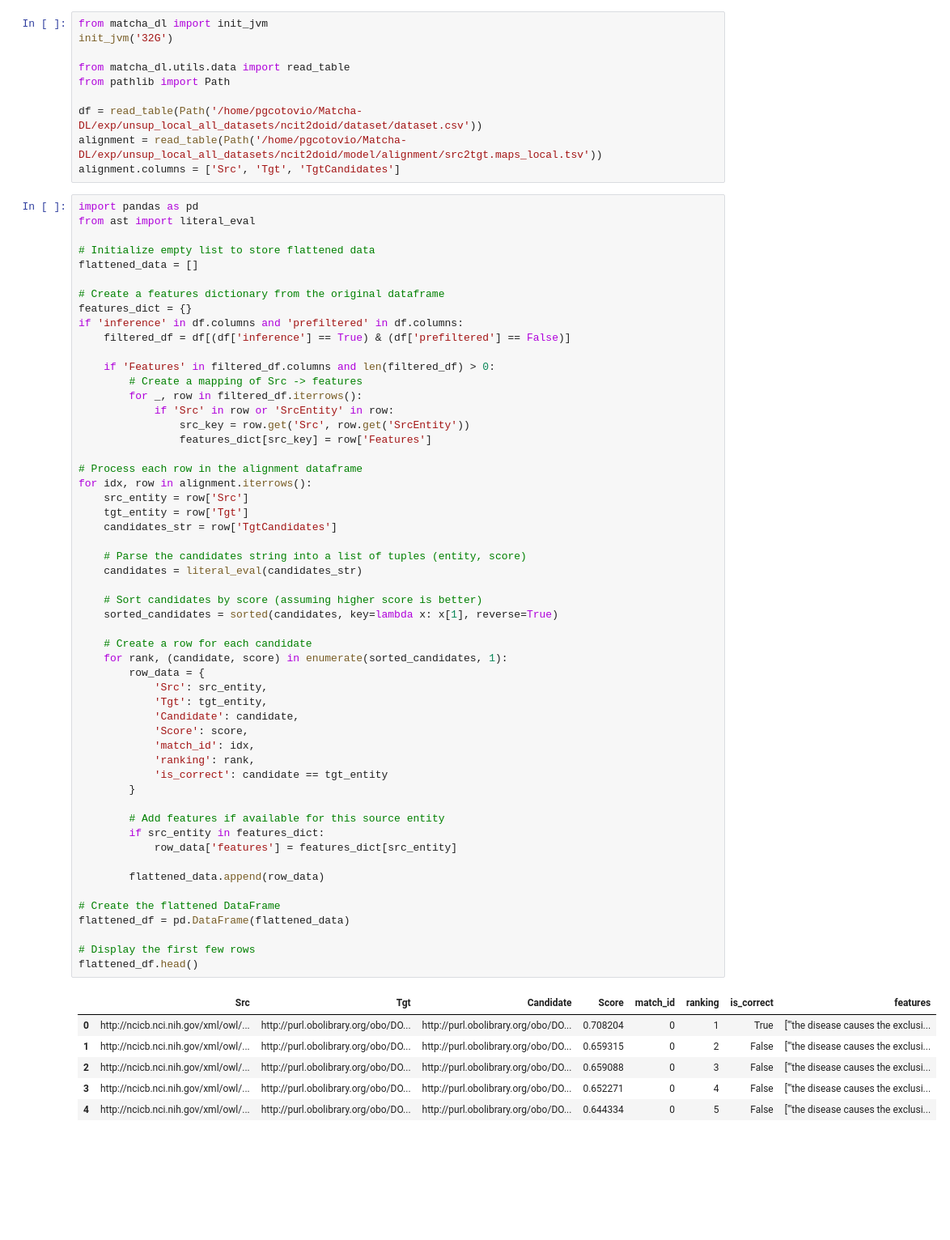
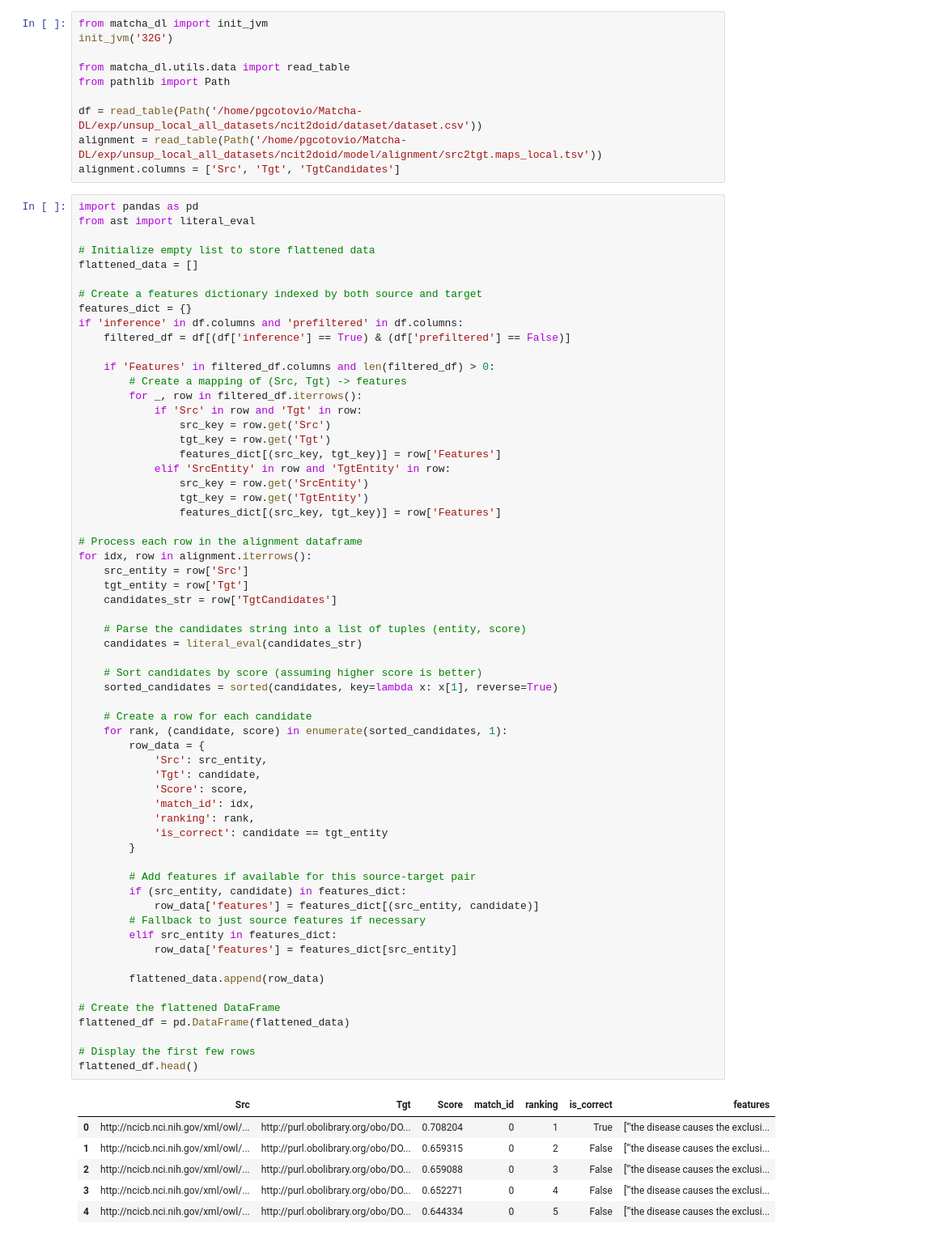
Before and after one commit to liseda-lab/Exact-OM, a Jupyter notebook: test.ipynb, the cells around one changed output. Shown at 81% size. Cells and saved outputs as stored; diff of their text form; blank space fills up the shorter version.

```diff
--- a/test.ipynb
+++ b/test.ipynb
@@ -1034,60 +1134,67 @@ from ast import literal_eval
 # Initialize empty list to store flattened data
 flattened_data = []
 
-# Create a features dictionary from the original dataframe
+# Create a features dictionary indexed by both source and target
 features_dict = {}
 if 'inference' in df.columns and 'prefiltered' in df.columns:
     filtered_df = df[(df['inference'] == True) & (df['prefiltered'] == False)]
 
     if 'Features' in filtered_df.columns and len(filtered_df) > 0:
-        # Create a mapping of Src -> features
+        # Create a mapping of (Src, Tgt) -> features
         for _, row in filtered_df.iterrows():
-            if 'Src' in row or 'SrcEntity' in row:
-                src_key = row.get('Src', row.get('SrcEntity'))
-                features_dict[src_key] = row['Features']
+            if 'Src' in row and 'Tgt' in row:
+                src_key = row.get('Src')
+                tgt_key = row.get('Tgt')
+                features_dict[(src_key, tgt_key)] = row['Features']
+            elif 'SrcEntity' in row and 'TgtEntity' in row:
+                src_key = row.get('SrcEntity')
+                tgt_key = row.get('TgtEntity')
+                features_dict[(src_key, tgt_key)] = row['Features']
 
 # Process each row in the alignment dataframe
 for idx, row in alignment.iterrows():
     src_entity = row['Src']
     tgt_entity = row['Tgt']
     candidates_str = row['TgtCandidates']
 
     # Parse the candidates string into a list of tuples (entity, score)
     candidates = literal_eval(candidates_str)
 
     # Sort candidates by score (assuming higher score is better)
     sorted_candidates = sorted(candidates, key=lambda x: x[1], reverse=True)
 
     # Create a row for each candidate
     for rank, (candidate, score) in enumerate(sorted_candidates, 1):
         row_data = {
             'Src': src_entity,
-            'Tgt': tgt_entity,
-            'Candidate': candidate,
+            'Tgt': candidate,
             'Score': score,
             'match_id': idx,
             'ranking': rank,
             'is_correct': candidate == tgt_entity
         }
 
-        # Add features if available for this source entity
-        if src_entity in features_dict:
+        # Add features if available for this source-target pair
+        if (src_entity, candidate) in features_dict:
+            row_data['features'] = features_dict[(src_entity, candidate)]
+        # Fallback to just source features if necessary
+        elif src_entity in features_dict:
             row_data['features'] = features_dict[src_entity]
 
         flattened_data.append(row_data)
 
 # Create the flattened DataFrame
 flattened_df = pd.DataFrame(flattened_data)
 
 # Display the first few rows
 flattened_df.head()
 # %% [output]
-|  | Src | Tgt | Candidate | Score | match_id | ranking | is_correct | features |
-| 0 | http://ncicb.nci.nih.gov/xml/owl/... | http://purl.obolibrary.org/obo/DO... | http://purl.obolibrary.org/obo/DO... | 0.708204 | 0 | 1 | True | ['"the disease causes the exclusi... |
-| 1 | http://ncicb.nci.nih.gov/xml/owl/... | http://purl.obolibrary.org/obo/DO... | http://purl.obolibrary.org/obo/DO... | 0.659315 | 0 | 2 | False | ['"the disease causes the exclusi... |
-| 2 | http://ncicb.nci.nih.gov/xml/owl/... | http://purl.obolibrary.org/obo/DO... | http://purl.obolibrary.org/obo/DO... | 0.659088 | 0 | 3 | False | ['"the disease causes the exclusi... |
-| 3 | http://ncicb.nci.nih.gov/xml/owl/... | http://purl.obolibrary.org/obo/DO... | http://purl.obolibrary.org/obo/DO... | 0.652271 | 0 | 4 | False | ['"the disease causes the exclusi... |
-| 4 | http://ncicb.nci.nih.gov/xml/owl/... | http://purl.obolibrary.org/obo/DO... | http://purl.obolibrary.org/obo/DO... | 0.644334 | 0 | 5 | False | ['"the disease causes the exclusi... |
+|  | Src | Tgt | Score | match_id | ranking | is_correct | features |
+| 0 | http://ncicb.nci.nih.gov/xml/owl/... | http://purl.obolibrary.org/obo/DO... | 0.708204 | 0 | 1 | True | ['"the disease causes the exclusi... |
+| 1 | http://ncicb.nci.nih.gov/xml/owl/... | http://purl.obolibrary.org/obo/DO... | 0.659315 | 0 | 2 | False | ['"the disease causes the exclusi... |
+| 2 | http://ncicb.nci.nih.gov/xml/owl/... | http://purl.obolibrary.org/obo/DO... | 0.659088 | 0 | 3 | False | ['"the disease causes the exclusi... |
+| 3 | http://ncicb.nci.nih.gov/xml/owl/... | http://purl.obolibrary.org/obo/DO... | 0.652271 | 0 | 4 | False | ['"the disease causes the exclusi... |
+| 4 | http://ncicb.nci.nih.gov/xml/owl/... | http://purl.obolibrary.org/obo/DO... | 0.644334 | 0 | 5 | False | ['"the disease causes the exclusi... |
 # %%
 # remove all rows with empty features
 
```
Also changed, not shown: parts of 14 cells of this notebook.
